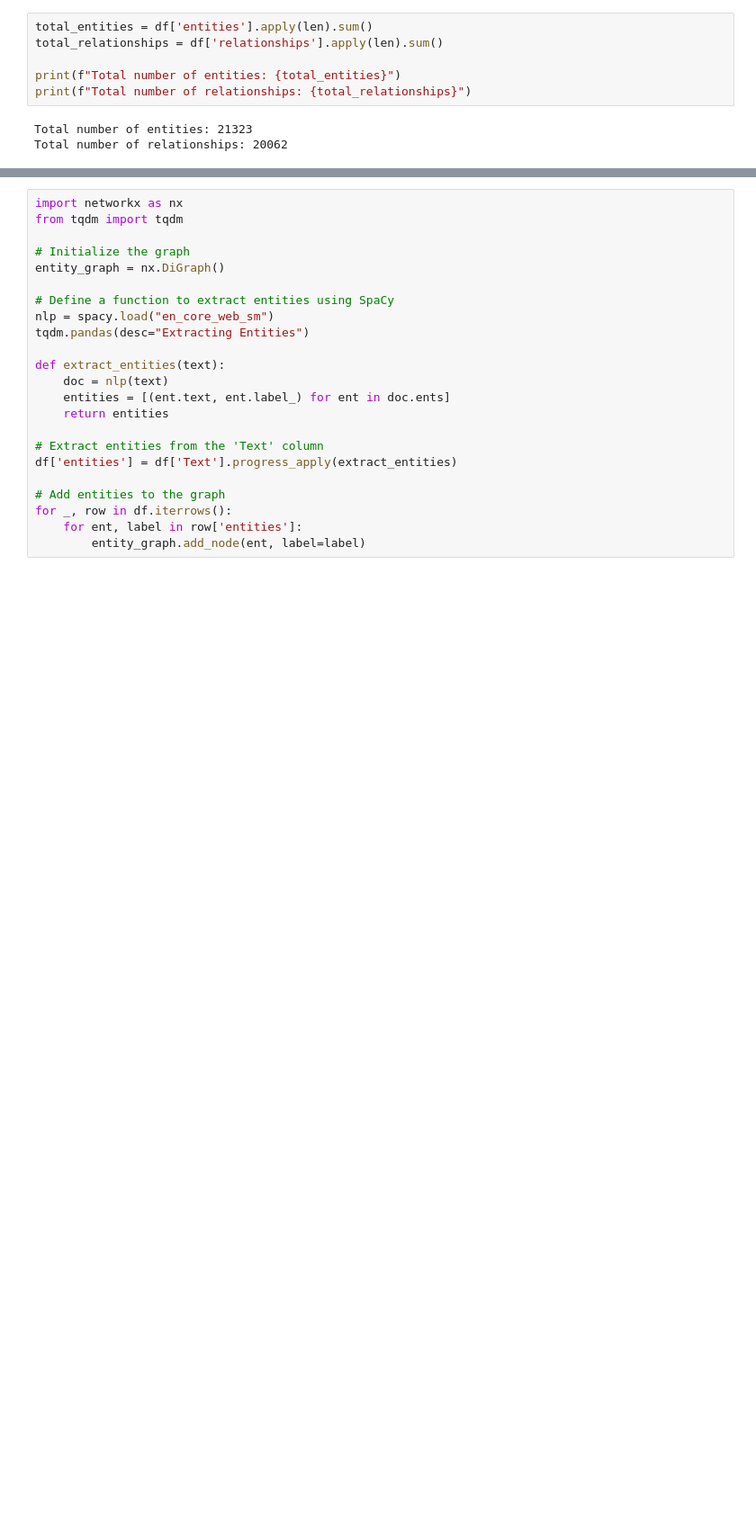
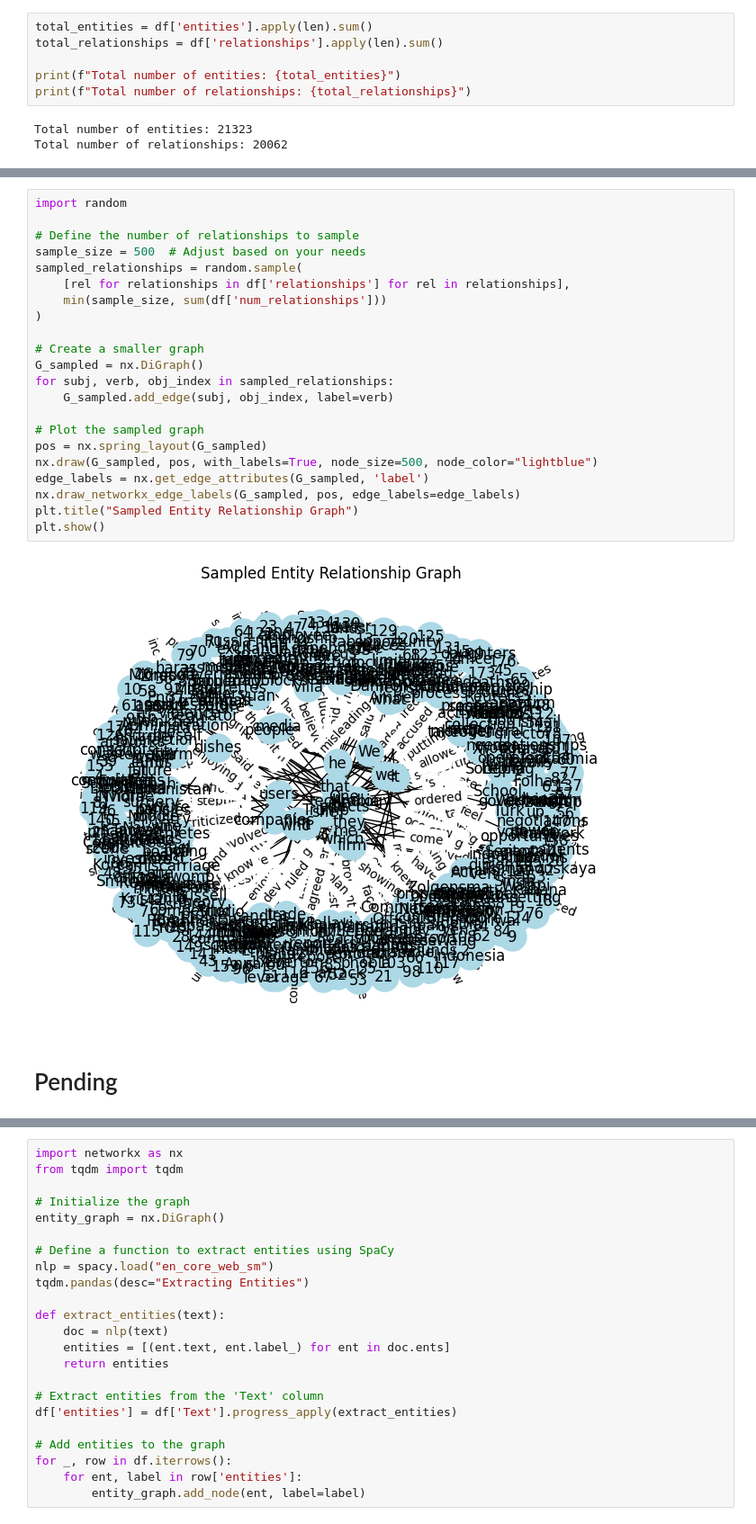
Before and after one commit to mahipandcy/SMUBIADatathon, a Jupyter notebook: datathon.ipynb, the cells around one changed output, grey strips where cells are left out. Shown at 90% size. Drawn from its saved outputs; the diff is of its cells as text; blank space fills up the shorter version.

```diff
--- a/datathon.ipynb
+++ b/datathon.ipynb
@@ -314,0 +366,26 @@ Total number of relationships: 20062
+# %%
+import random
+
+# Define the number of relationships to sample
+sample_size = 500  # Adjust based on your needs
+sampled_relationships = random.sample(
+    [rel for relationships in df['relationships'] for rel in relationships],
+    min(sample_size, sum(df['num_relationships']))
+)
+
+# Create a smaller graph
+G_sampled = nx.DiGraph()
+for subj, verb, obj_index in sampled_relationships:
+    G_sampled.add_edge(subj, obj_index, label=verb)
+
+# Plot the sampled graph
+pos = nx.spring_layout(G_sampled)
+nx.draw(G_sampled, pos, with_labels=True, node_size=500, node_color="lightblue")
+edge_labels = nx.get_edge_attributes(G_sampled, 'label')
+nx.draw_networkx_edge_labels(G_sampled, pos, edge_labels=edge_labels)
+plt.title("Sampled Entity Relationship Graph")
+plt.show()
+# %% [output]
+[figure, added]
+# %% [markdown]
+# Pending
```
Also changed, not shown: parts of 12 cells of this notebook.
